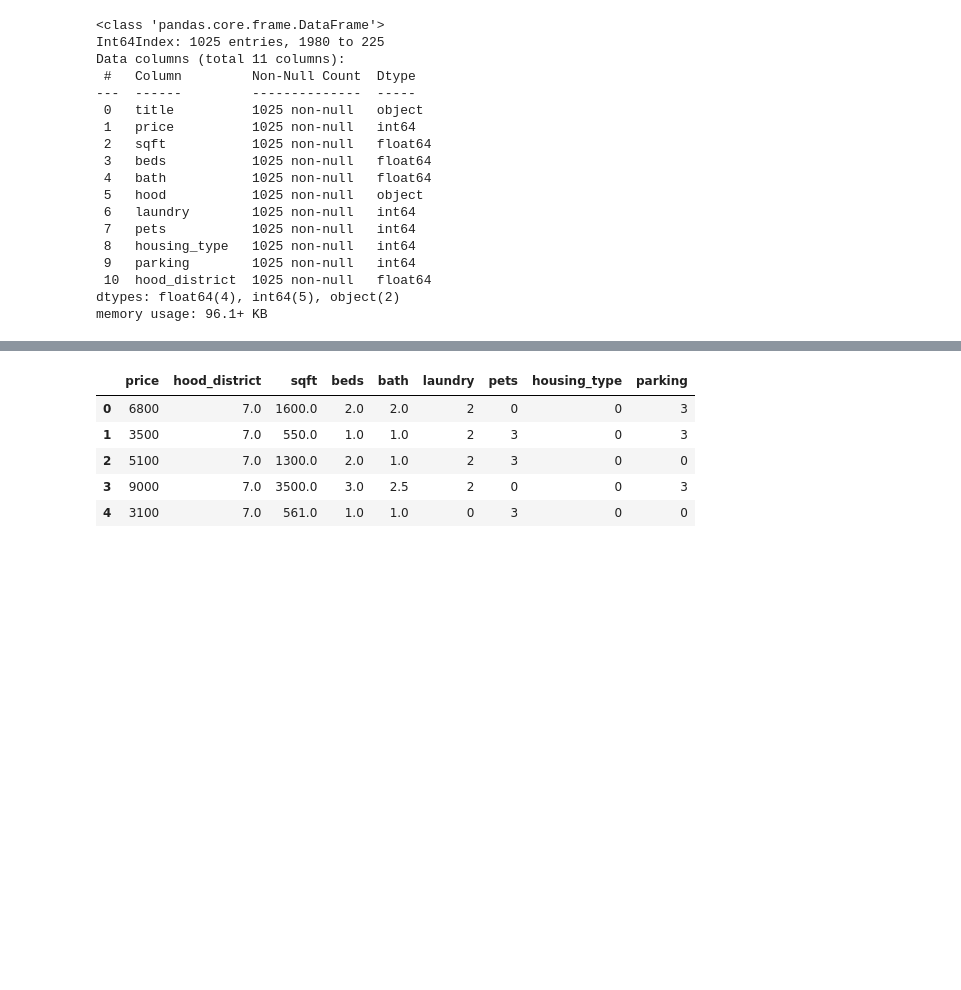
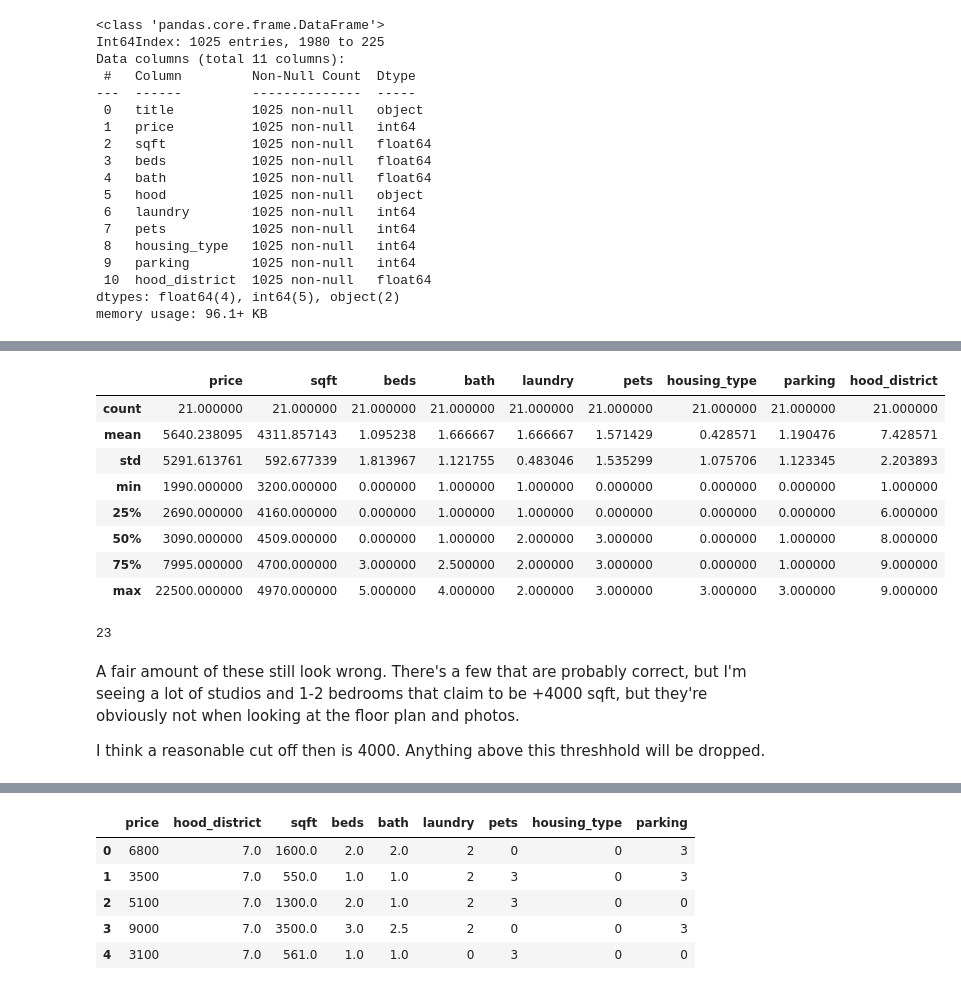
Before and after one commit to alfredjackieots/CL-housing-rent-predictions, a Jupyter notebook: data_cleaning.ipynb, the cells around one changed output, grey strips where cells are left out. Cells and saved outputs as stored; diff of their text form; code cells hidden in the pictures; blank space fills up the shorter version.

```diff
--- a/data_cleaning.ipynb
+++ b/data_cleaning.ipynb
@@ -729,0 +841,2 @@ sf.head()
+# %%
+high_sqft_sf = sf[(sf.sqft > 3000) & (sf.sqft < 5000)]
@@ -729,0 +856,12 @@ sf.head()
+# %%
+high_sqft_sf.describe()
+# %% [output]
+|  | price | sqft | beds | bath | laundry | pets | housing_type | parking | hood_district |
+| count | 21.000000 | 21.000000 | 21.000000 | 21.000000 | 21.000000 | 21.000000 | 21.000000 | 21.000000 | 21.000000 |
+| mean | 5640.238095 | 4311.857143 | 1.095238 | 1.666667 | 1.666667 | 1.571429 | 0.428571 | 1.190476 | 7.428571 |
+| std | 5291.613761 | 592.677339 | 1.813967 | 1.121755 | 0.483046 | 1.535299 | 1.075706 | 1.123345 | 2.203893 |
+| min | 1990.000000 | 3200.000000 | 0.000000 | 1.000000 | 1.000000 | 0.000000 | 0.000000 | 0.000000 | 1.000000 |
+| 25% | 2690.000000 | 4160.000000 | 0.000000 | 1.000000 | 1.000000 | 0.000000 | 0.000000 | 0.000000 | 6.000000 |
+| 50% | 3090.000000 | 4509.000000 | 0.000000 | 1.000000 | 2.000000 | 3.000000 | 0.000000 | 1.000000 | 8.000000 |
+| 75% | 7995.000000 | 4700.000000 | 3.000000 | 2.500000 | 2.000000 | 3.000000 | 0.000000 | 1.000000 | 9.000000 |
+| max | 22500.000000 | 4970.000000 | 5.000000 | 4.000000 | 2.000000 | 3.000000 | 3.000000 | 3.000000 | 9.000000 |
@@ -729,0 +870,4 @@ sf.head()
+# %%
+len(high_sqft)
+# %% [output]
+23
@@ -729,0 +877,4 @@ sf.head()
+# %% [markdown]
+A fair amount of these still look wrong. There's a few that are probably correct, but I'm seeing a lot of studios and 1-2 bedrooms that claim to be +4000 sqft, but they're obviously not when looking at the floor plan and photos.
+
+I think a reasonable cut off then is 4000. Anything above this threshhold will be dropped.
```
Also changed, not shown: parts of 50 cells of this notebook, 2 other files.
